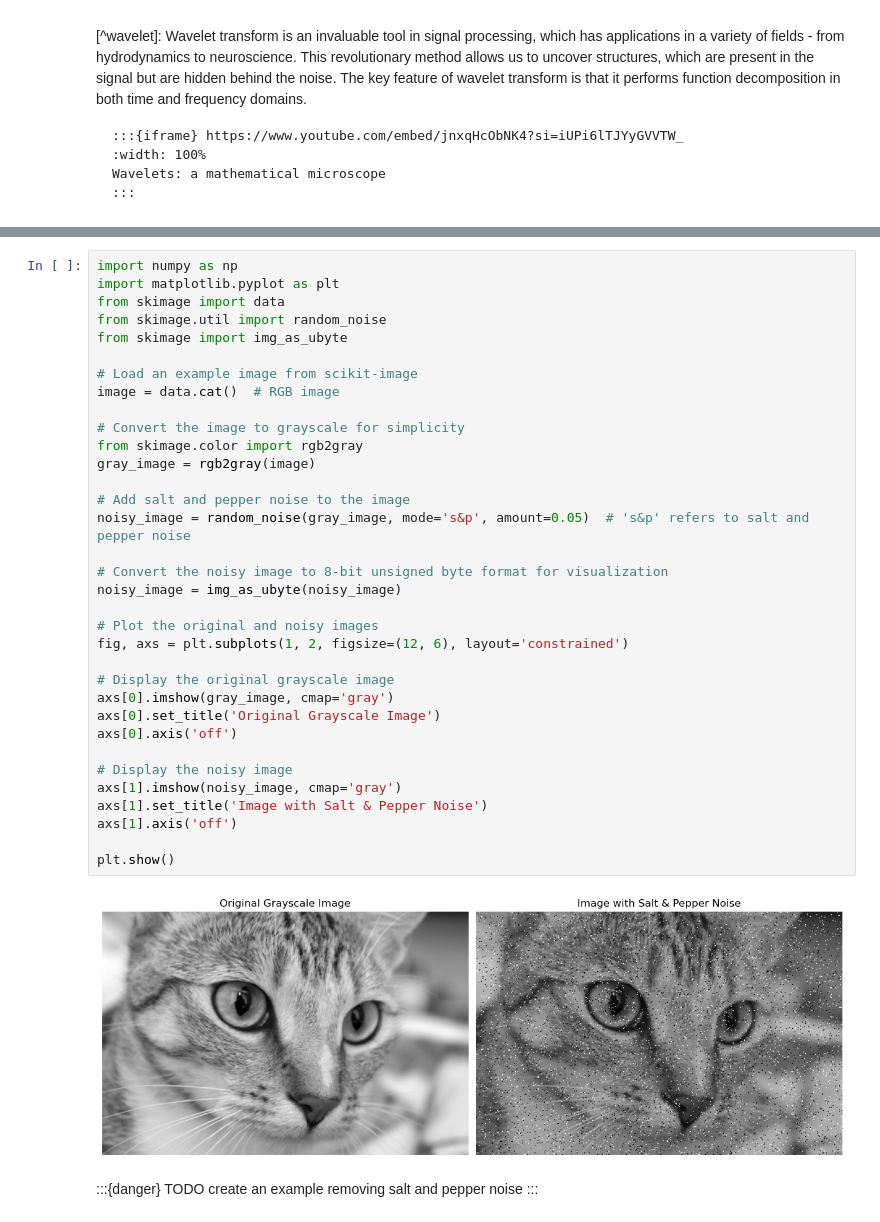
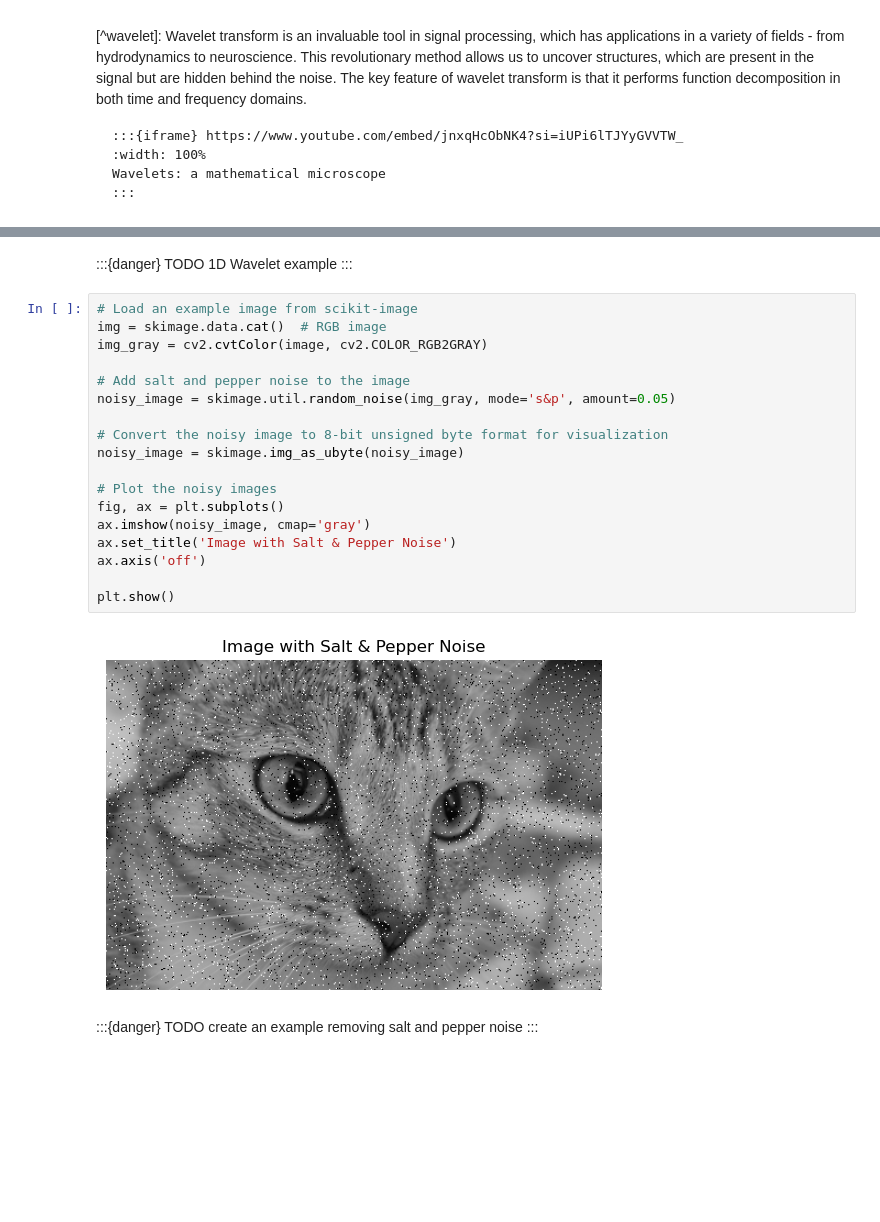
Before and after one commit to jacob-cunningham-ds/ece_2390, a Jupyter notebook: notes/04_lecture.ipynb, the cells around one changed output, grey strips where cells are left out. Drawn from its saved outputs; the diff is of its cells as text; blank space fills up the shorter version.

```diff
--- a/notes/04_lecture.ipynb
+++ b/notes/04_lecture.ipynb
@@ -999,42 +1006,30 @@ ax.grid(True, linestyle='--', color='gray', alpha=0.375)
 plt.show()
 # %% [output]
 [figure]
+# %% [markdown]
+:::{danger} TODO
+1D Wavelet example
+:::
 # %%
-import numpy as np
-import matplotlib.pyplot as plt
-from skimage import data
-from skimage.util import random_noise
-from skimage import img_as_ubyte
-
 # Load an example image from scikit-image
-image = data.cat()  # RGB image
-
-# Convert the image to grayscale for simplicity
-from skimage.color import rgb2gray
-gray_image = rgb2gray(image)
+img = skimage.data.cat()  # RGB image
+img_gray = cv2.cvtColor(image, cv2.COLOR_RGB2GRAY)
 
 # Add salt and pepper noise to the image
-noisy_image = random_noise(gray_image, mode='s&p', amount=0.05)  # 's&p' refers to salt and pepper noise
+noisy_image = skimage.util.random_noise(img_gray, mode='s&p', amount=0.05)
 
 # Convert the noisy image to 8-bit unsigned byte format for visualization
-noisy_image = img_as_ubyte(noisy_image)
+noisy_image = skimage.img_as_ubyte(noisy_image)
 
-# Plot the original and noisy images
-fig, axs = plt.subplots(1, 2, figsize=(12, 6), layout='constrained')
-
-# Display the original grayscale image
-axs[0].imshow(gray_image, cmap='gray')
-axs[0].set_title('Original Grayscale Image')
-axs[0].axis('off')
-
-# Display the noisy image
-axs[1].imshow(noisy_image, cmap='gray')
-axs[1].set_title('Image with Salt & Pepper Noise')
-axs[1].axis('off')
+# Plot the noisy images
+fig, ax = plt.subplots()
+ax.imshow(noisy_image, cmap='gray')
+ax.set_title('Image with Salt & Pepper Noise')
+ax.axis('off')
 
 plt.show()
 # %% [output]
-[figure, old version]
+[figure, new version]
 # %% [markdown]
 :::{danger} TODO
 create an example removing salt and pepper noise
```
Also changed, not shown: parts of 9 cells of this notebook, 15 other files.
